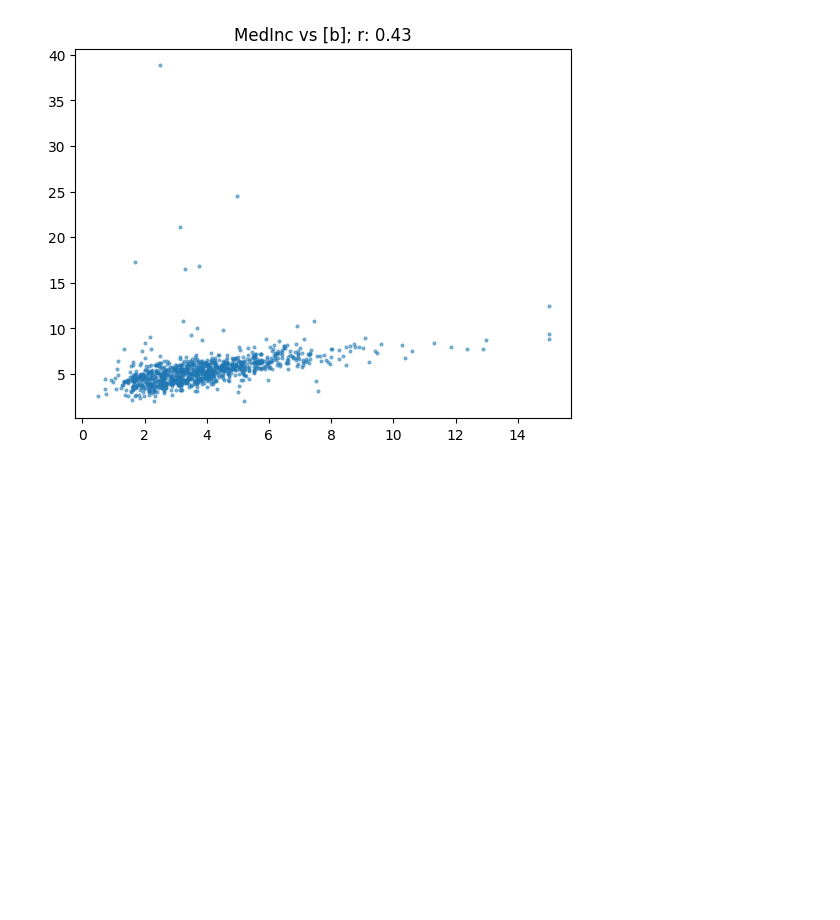
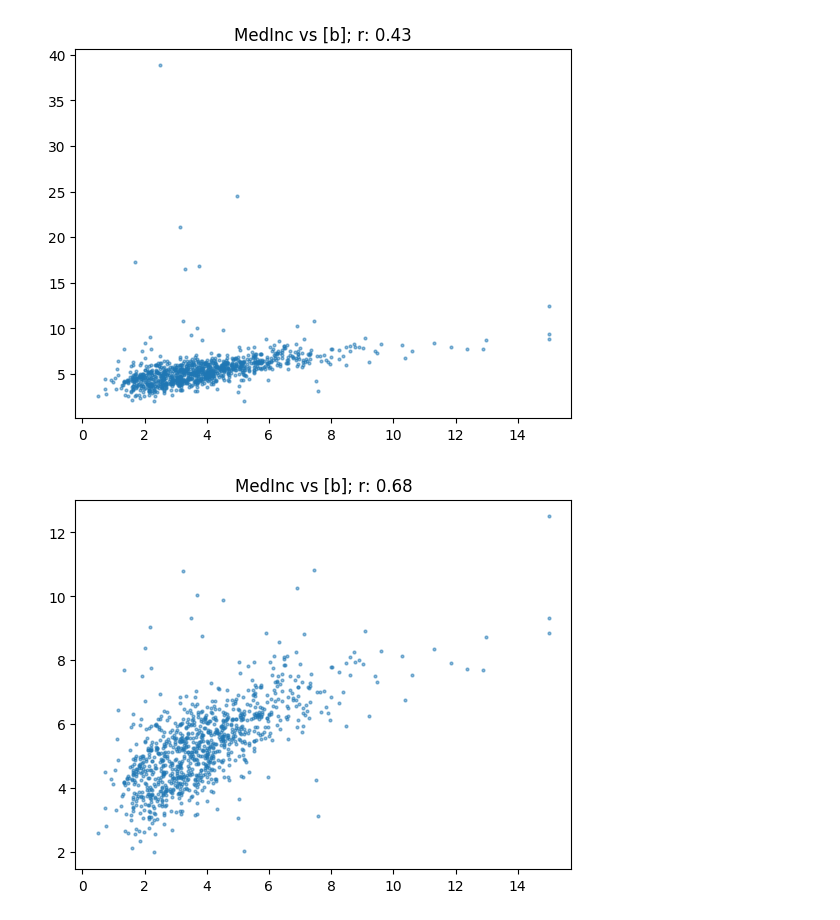
Before and after one commit to BMugo84/machine-learning-with-fastai, a Jupyter notebook: lesson 4/intro_to_nlp.ipynb, the cells around one changed output. Drawn from its saved outputs; the diff is of its cells as text; code cells hidden in the pictures; blank space fills up the shorter version.

```diff
--- a/lesson 4/intro_to_nlp.ipynb
+++ b/lesson 4/intro_to_nlp.ipynb
@@ -500,3 +500,8 @@ show_corr(housing, 'MedInc', 'MedHouseVal')
 show_corr(housing, 'MedInc', 'AveRooms')
 # %% [output]
 [figure]
+# %%
+subset = housing[housing.AveRooms<15]
+show_corr(subset, 'MedInc', 'AveRooms')
+# %% [output]
+[figure, added]
```
Also changed, not shown: parts of 3 cells of this notebook.
